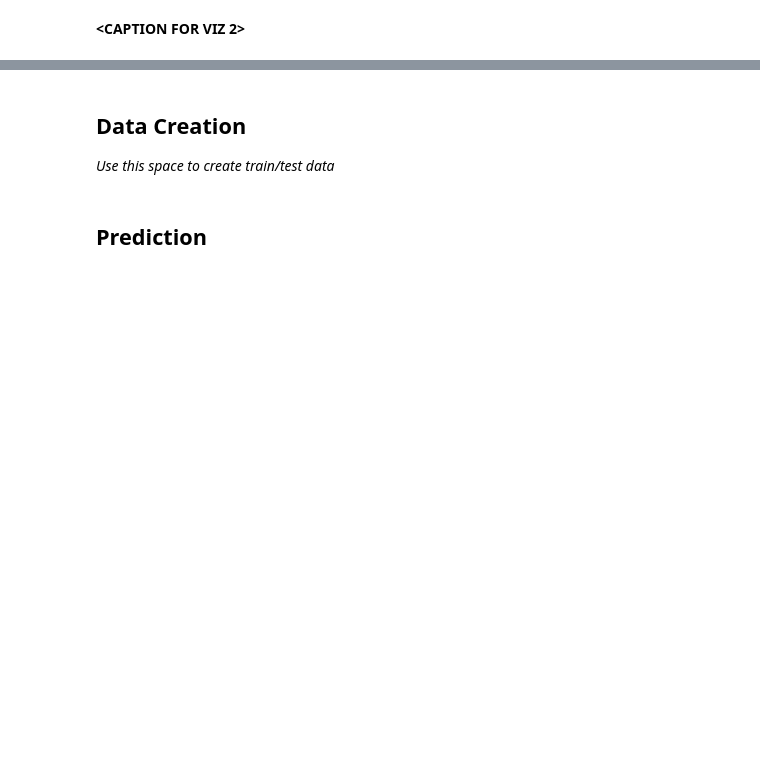
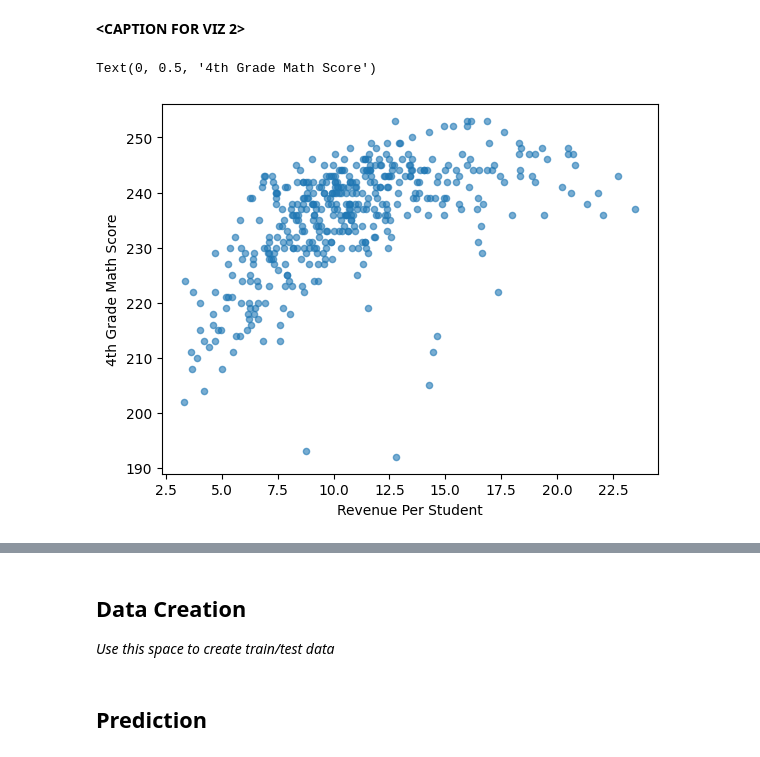
Before and after one commit to shengbinya/MDST-Tutorial-Redesign, a Jupyter notebook: tutorial1/checkpoint1.ipynb, the cells around one changed output, grey strips where cells are left out. Drawn from its saved outputs; the diff is of its cells as text; code cells hidden in the pictures; blank space fills up the shorter version.

```diff
--- a/tutorial1/checkpoint1.ipynb
+++ b/tutorial1/checkpoint1.ipynb
@@ -162,2 +200,10 @@ Investigate the relationship between your chosen response variable and at least
 # %% [markdown]
 **<CAPTION FOR VIZ 2>**
+# %%
+# relationship between revenue per student and 4th grade math score
+df.plot.scatter(x='REVENUE_PER_STUDENT', y='AVG_MATH_4_SCORE', alpha=0.6)
+plt.xlabel('Revenue Per Student')
+plt.ylabel('4th Grade Math Score')
+# %% [output]
+Text(0, 0.5, '4th Grade Math Score')
+[figure, added]
```
Also changed, not shown: parts of 6 cells of this notebook.
